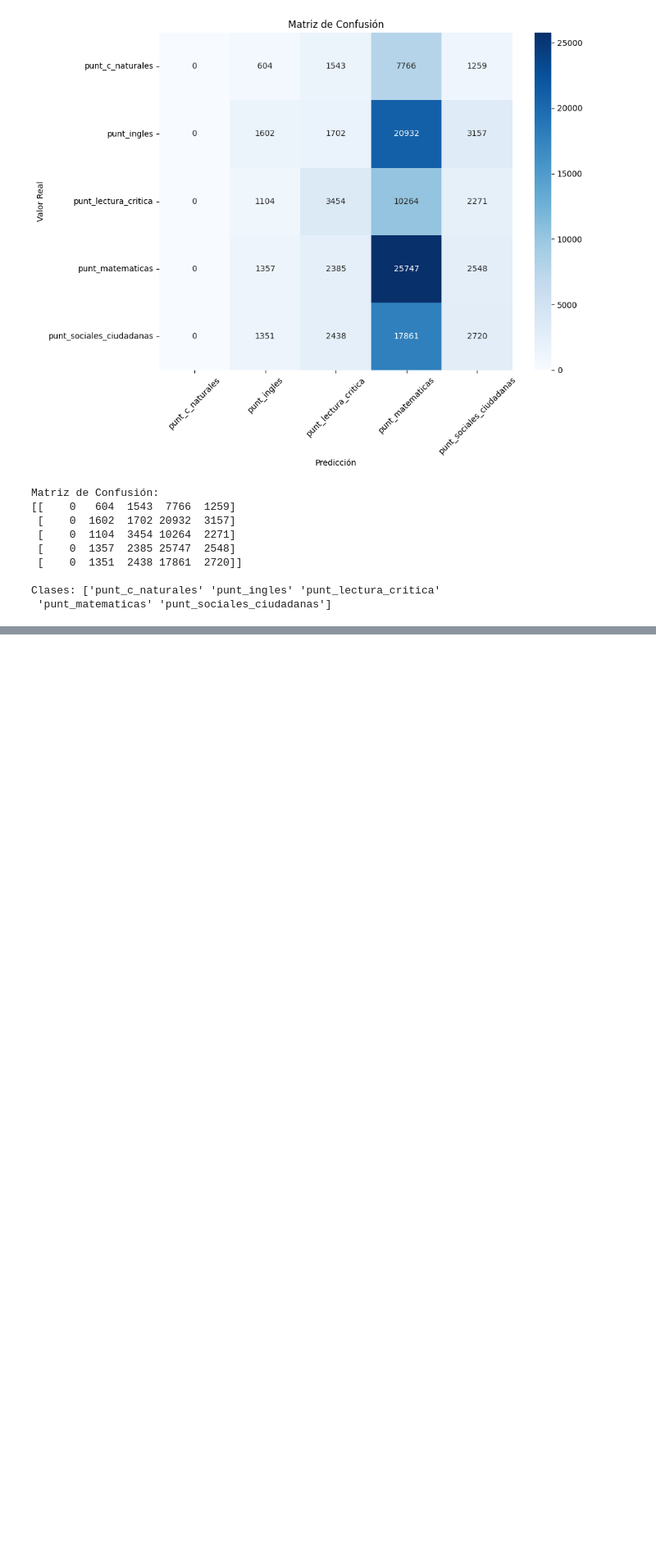
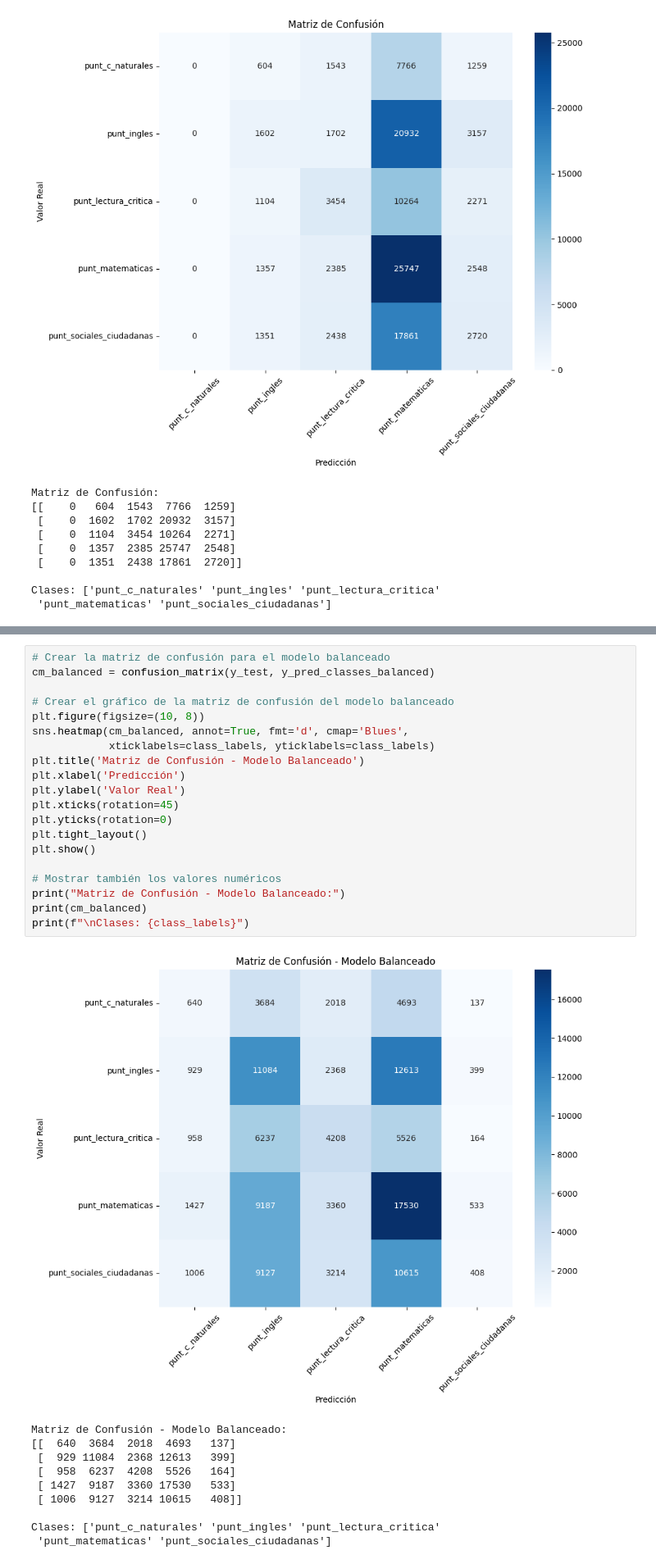
Before and after one commit to WilliamBayona/actd-proyecto2, a Jupyter notebook: ModeloClasificatorio.ipynb, the cells around one changed output, grey strips where cells are left out. Shown: that part at 82% size. Saved outputs shown, nothing was run; the diff lists cells and outputs as text; blank space fills up the shorter version.

Commit message:
Modelo Exportado

```diff
--- a/ModeloClasificatorio.ipynb
+++ b/ModeloClasificatorio.ipynb
@@ -314,0 +452,31 @@ Clases: ['punt_c_naturales' 'punt_ingles' 'punt_lectura_critica'
+# %%
+# Crear la matriz de confusión para el modelo balanceado
+cm_balanced = confusion_matrix(y_test, y_pred_classes_balanced)
+
+# Crear el gráfico de la matriz de confusión del modelo balanceado
+plt.figure(figsize=(10, 8))
+sns.heatmap(cm_balanced, annot=True, fmt='d', cmap='Blues',
+            xticklabels=class_labels, yticklabels=class_labels)
+plt.title('Matriz de Confusión - Modelo Balanceado')
+plt.xlabel('Predicción')
+plt.ylabel('Valor Real')
+plt.xticks(rotation=45)
+plt.yticks(rotation=0)
+plt.tight_layout()
+plt.show()
+
+# Mostrar también los valores numéricos
+print("Matriz de Confusión - Modelo Balanceado:")
+print(cm_balanced)
+print(f"\nClases: {class_labels}")
+# %% [output]
+[figure, added]
+Matriz de Confusión - Modelo Balanceado:
+[[  640  3684  2018  4693   137]
+ [  929 11084  2368 12613   399]
+ [  958  6237  4208  5526   164]
+ [ 1427  9187  3360 17530   533]
+ [ 1006  9127  3214 10615   408]]
+
+Clases: ['punt_c_naturales' 'punt_ingles' 'punt_lectura_critica'
+ 'punt_matematicas' 'punt_sociales_ciudadanas']
```
Also changed, not shown: parts of 4 cells of this notebook, 7 other files.
